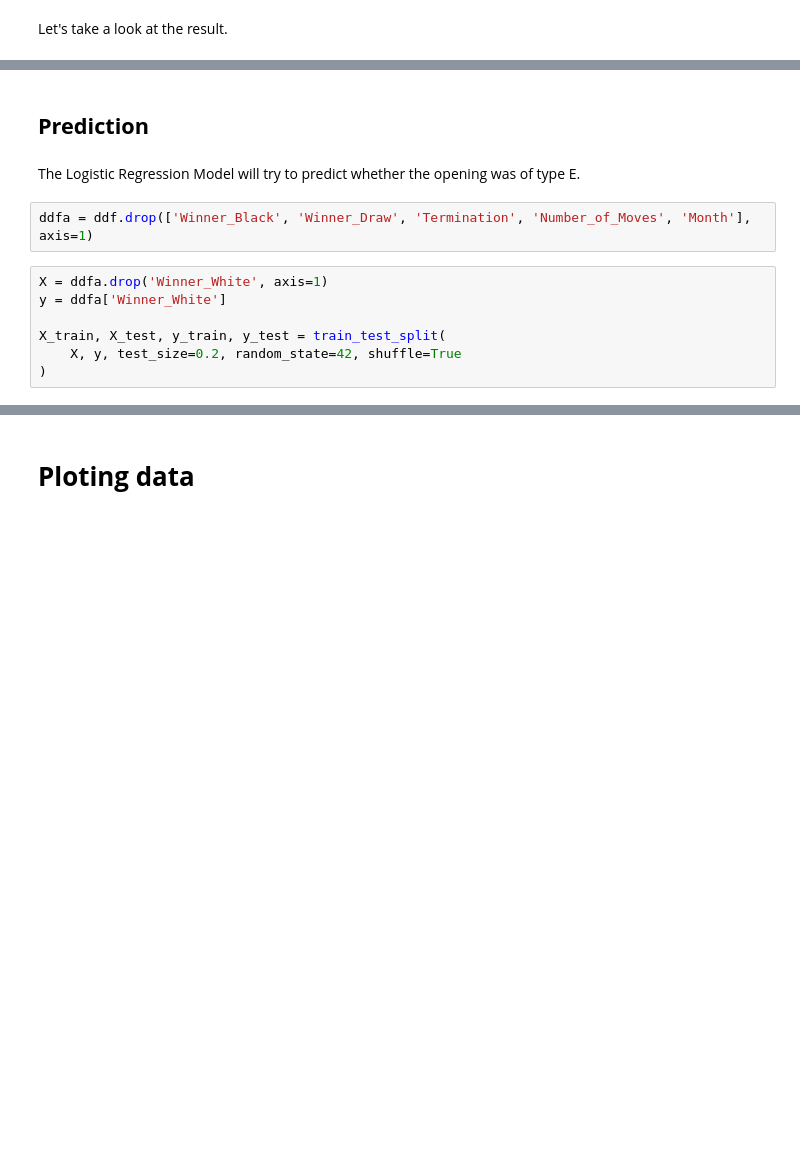
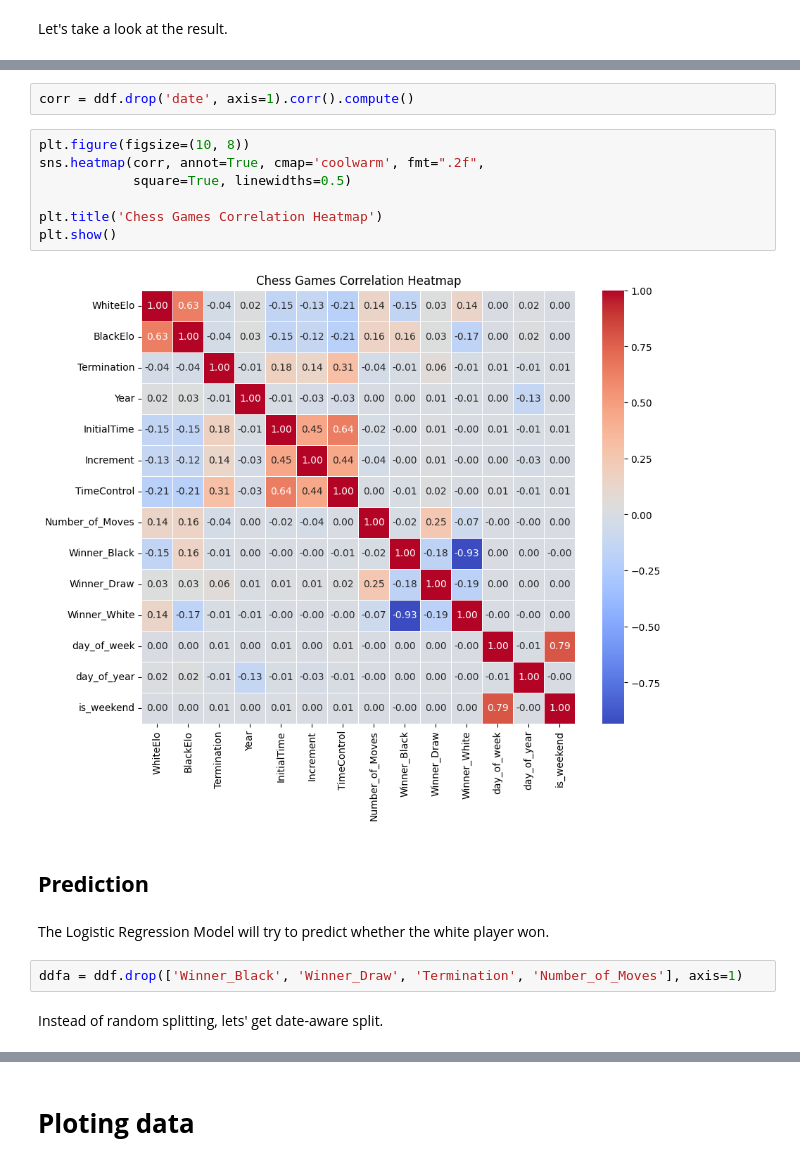
Before and after one commit to Alisizationed/sigmoid_homeworks, a Jupyter notebook: hw_20_dask/Sigmoid_HW_20.ipynb, the cells around one changed output, grey strips where cells are left out. Saved outputs shown, nothing was run; the diff lists cells and outputs as text; blank space fills up the shorter version.

```diff
--- a/hw_20_dask/Sigmoid_HW_20.ipynb
+++ b/hw_20_dask/Sigmoid_HW_20.ipynb
@@ -209,13 +164,19 @@ ddf.partitions[0].compute().head()
+# %%
+corr = ddf.drop('date', axis=1).corr().compute()
+# %%
+plt.figure(figsize=(10, 8))
+sns.heatmap(corr, annot=True, cmap='coolwarm', fmt=".2f",
+            square=True, linewidths=0.5)
+
+plt.title('Chess Games Correlation Heatmap')
+plt.show()
+# %% [output]
+[figure, added]
 # %% [markdown]
 ## **Prediction**
 # %% [markdown]
-The Logistic Regression Model will try to predict whether the opening was of type E.
+The Logistic Regression Model will try to predict whether the white player won.
 # %%
-ddfa = ddf.drop(['Winner_Black', 'Winner_Draw', 'Termination', 'Number_of_Moves', 'Month'], axis=1)
+ddfa = ddf.drop(['Winner_Black', 'Winner_Draw', 'Termination', 'Number_of_Moves'], axis=1)
-# %%
-X = ddfa.drop('Winner_White', axis=1)
-y = ddfa['Winner_White']
-
-X_train, X_test, y_train, y_test = train_test_split(
-    X, y, test_size=0.2, random_state=42, shuffle=True
-)
+# %% [markdown]
+Instead of random splitting, lets' get date-aware split.
```
Also changed, not shown: parts of 29 cells of this notebook.
